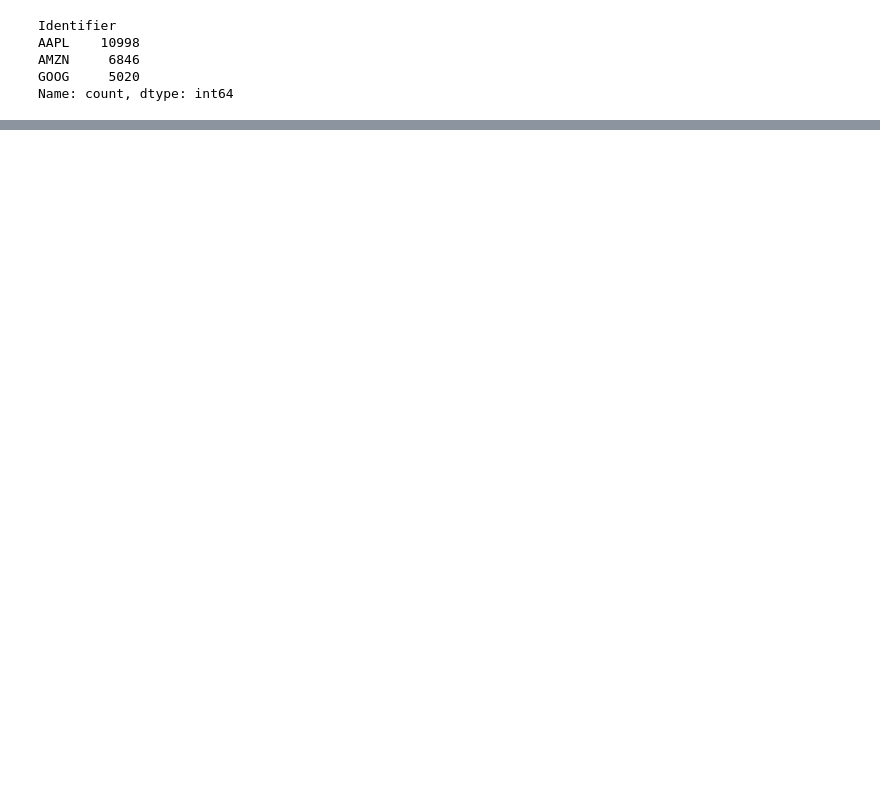
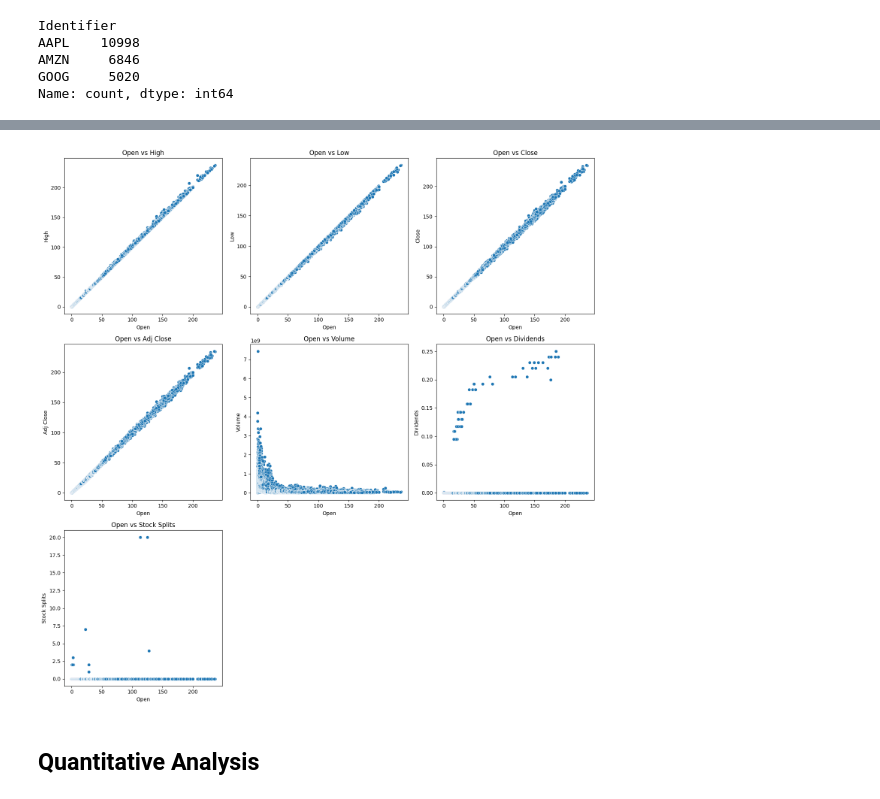
Before and after one commit to mubarek4566/Financial-News-and-Stock-Price-Analysis, a Jupyter notebook: notebooks/StockPrice_main.ipynb, the cells around one changed output, grey strips where cells are left out. Saved outputs shown, nothing was run; the diff lists cells and outputs as text; code cells hidden in the pictures; blank space fills up the shorter version.

```diff
--- a/notebooks/StockPrice_main.ipynb
+++ b/notebooks/StockPrice_main.ipynb
@@ -88,0 +115,6 @@ Name: count, dtype: int64
+# %%
+eda.bivariate_num()
+# %% [output]
+[figure, added]
+# %% [markdown]
+## Quantitative Analysis
```
Also changed, not shown: parts of 22 cells of this notebook, 2 other files.
